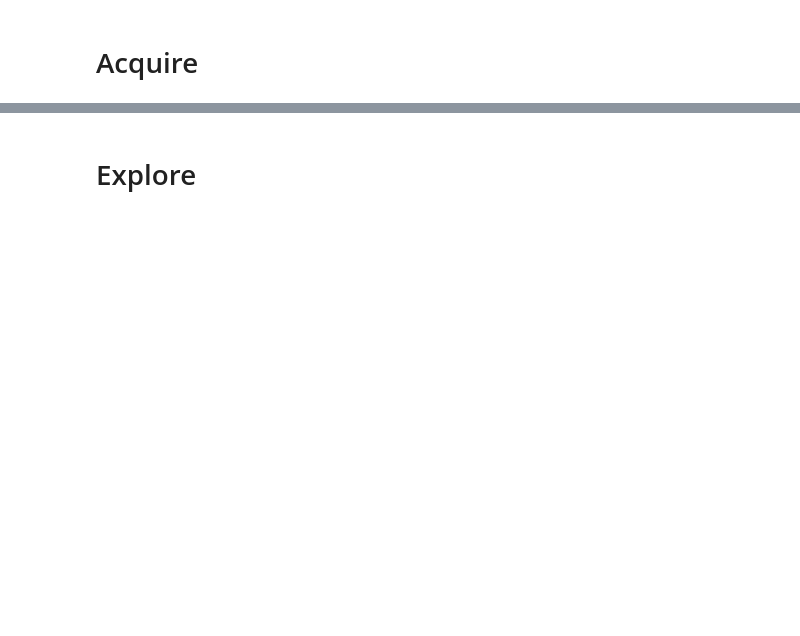
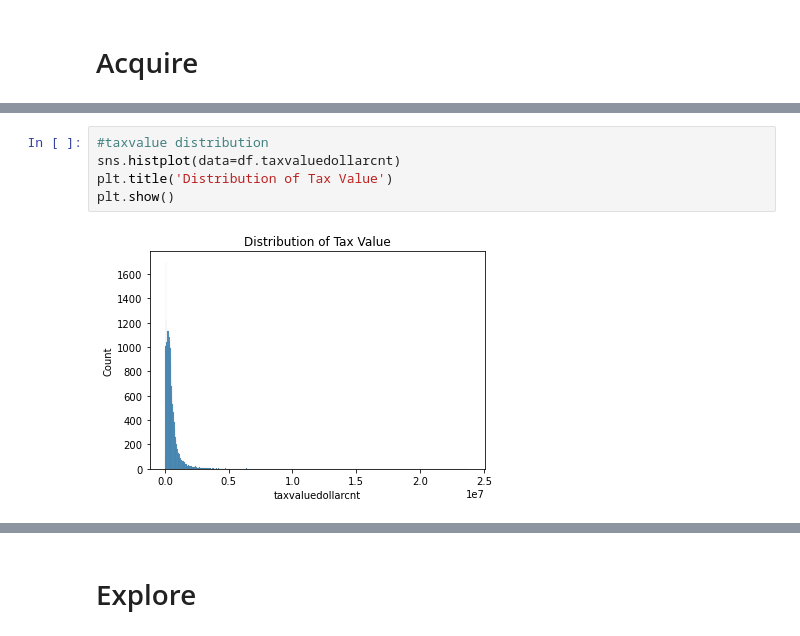
Before and after one commit to natasharivers/Zillow_Regression_Project, a Jupyter notebook: Initial Notebook.ipynb, the cells around one changed output, grey strips where cells are left out. Drawn from its saved outputs; the diff is of its cells as text; blank space fills up the shorter version.

```diff
--- a/Initial Notebook.ipynb
+++ b/Initial Notebook.ipynb
@@ -66,0 +197,7 @@ X_test -> (3578, 8)
+# %%
+#taxvalue distribution
+sns.histplot(data=df.taxvaluedollarcnt)
+plt.title('Distribution of Tax Value')
+plt.show()
+# %% [output]
+[figure, added]
```
Also changed, not shown: parts of 42 cells of this notebook.
